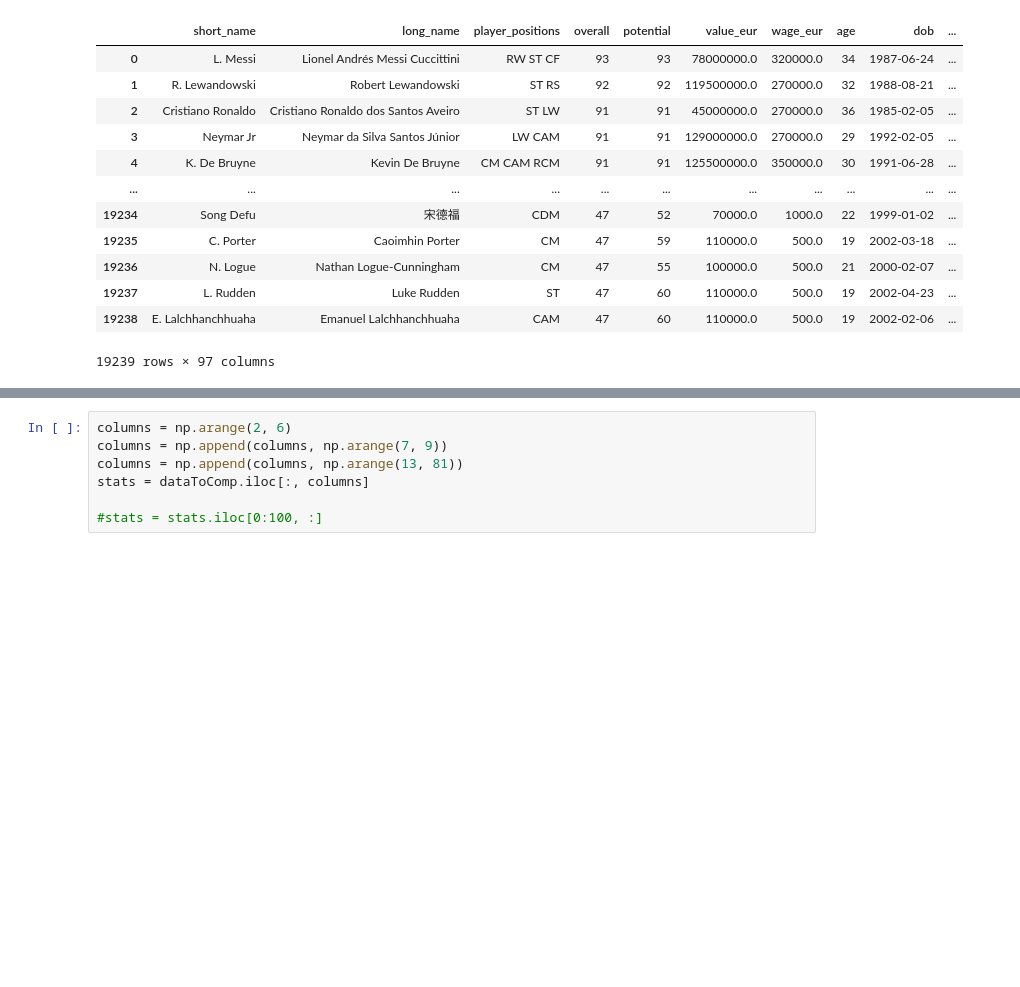
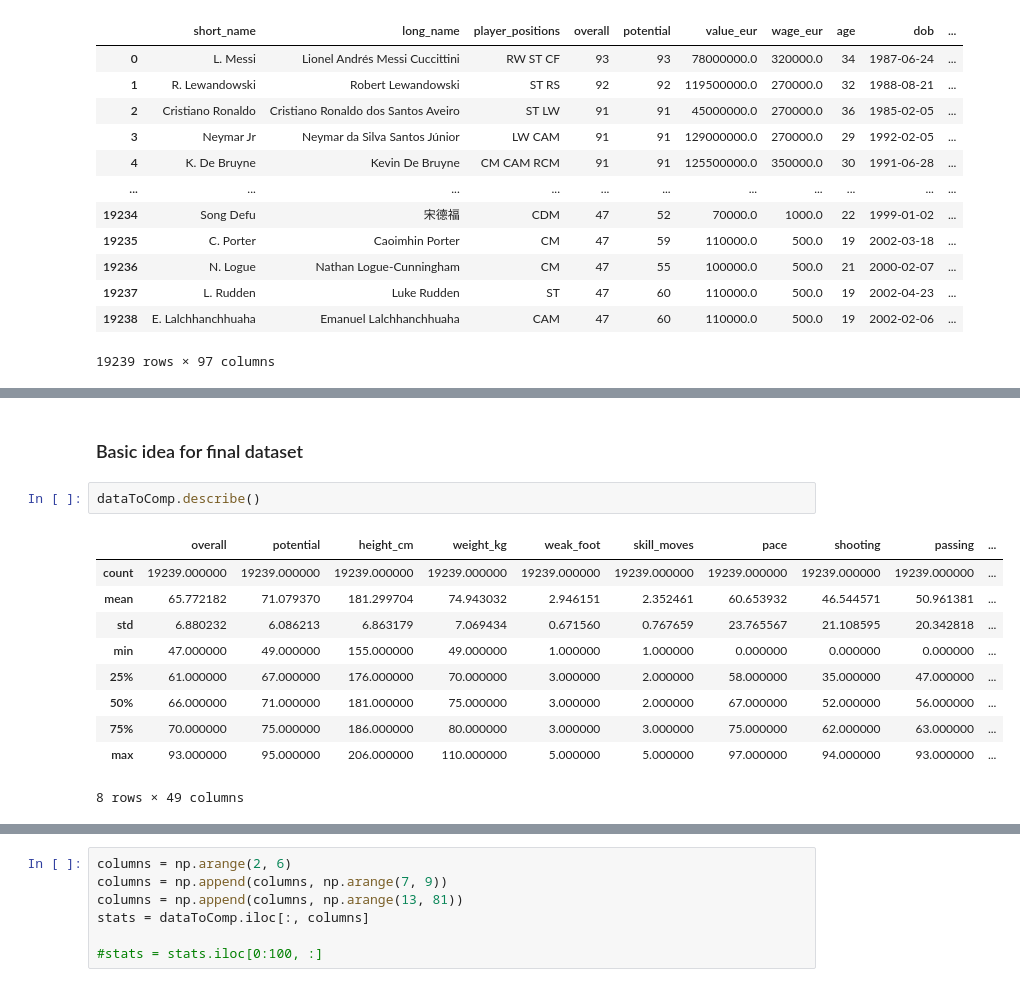
Before and after one commit to DMeneses01/IACH-project, a Jupyter notebook: code/recsys_football.ipynb, the cells around one changed output, grey strips where cells are left out. Saved outputs shown, nothing was run; the diff lists cells and outputs as text; blank space fills up the shorter version.

```diff
--- a/code/recsys_football.ipynb
+++ b/code/recsys_football.ipynb
@@ -229,0 +243,15 @@ display(dataToComp)
+# %% [markdown]
+### Basic idea for final dataset
+# %%
+dataToComp.describe()
+# %% [output]
+|  | overall | potential | height_cm | weight_kg | weak_foot | skill_moves | pace | shooting | passing | ... |
+| count | 19239.000000 | 19239.000000 | 19239.000000 | 19239.000000 | 19239.000000 | 19239.000000 | 19239.000000 | 19239.000000 | 19239.000000 | ... |
+| mean | 65.772182 | 71.079370 | 181.299704 | 74.943032 | 2.946151 | 2.352461 | 60.653932 | 46.544571 | 50.961381 | ... |
+| std | 6.880232 | 6.086213 | 6.863179 | 7.069434 | 0.671560 | 0.767659 | 23.765567 | 21.108595 | 20.342818 | ... |
+| min | 47.000000 | 49.000000 | 155.000000 | 49.000000 | 1.000000 | 1.000000 | 0.000000 | 0.000000 | 0.000000 | ... |
+| 25% | 61.000000 | 67.000000 | 176.000000 | 70.000000 | 3.000000 | 2.000000 | 58.000000 | 35.000000 | 47.000000 | ... |
+| 50% | 66.000000 | 71.000000 | 181.000000 | 75.000000 | 3.000000 | 2.000000 | 67.000000 | 52.000000 | 56.000000 | ... |
+| 75% | 70.000000 | 75.000000 | 186.000000 | 80.000000 | 3.000000 | 3.000000 | 75.000000 | 62.000000 | 63.000000 | ... |
+| max | 93.000000 | 95.000000 | 206.000000 | 110.000000 | 5.000000 | 5.000000 | 97.000000 | 94.000000 | 93.000000 | ... |
+8 rows × 49 columns
```
Also changed, not shown: parts of 9 cells of this notebook.
